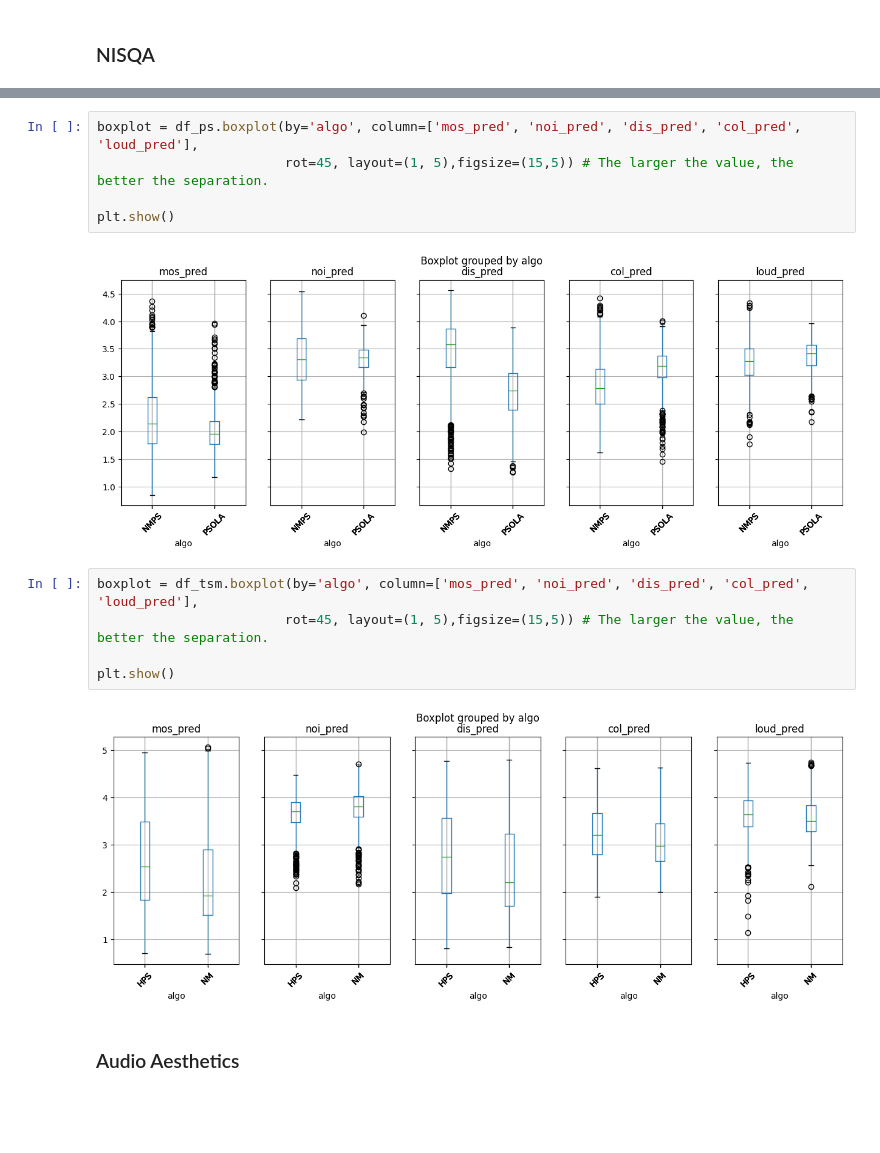
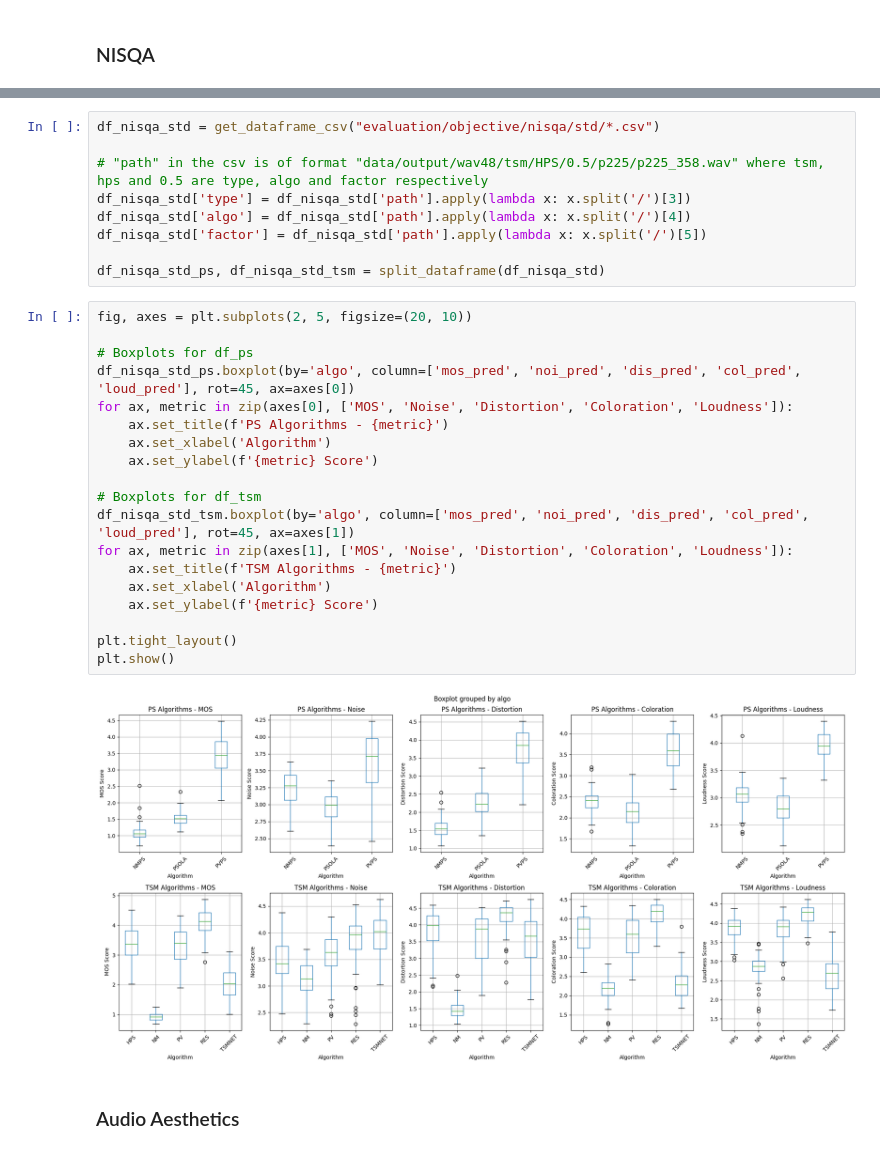
Before and after one commit to mariapolak/SMC10, a Jupyter notebook: plot_metrics.ipynb, the cells around one changed output, grey strips where cells are left out. Drawn from its saved outputs; the diff is of its cells as text; blank space fills up the shorter version.

```diff
--- a/plot_metrics.ipynb
+++ b/plot_metrics.ipynb
@@ -145,16 +137,32 @@ df_tsm
-# %%
-boxplot = df_ps.boxplot(by='algo', column=['mos_pred', 'noi_pred', 'dis_pred', 'col_pred', 'loud_pred'],
-                        rot=45, layout=(1, 5),figsize=(15,5)) # The larger the value, the better the separation.
-
-plt.show()
-# %% [output]
-[figure, removed]
-# %%
-boxplot = df_tsm.boxplot(by='algo', column=['mos_pred', 'noi_pred', 'dis_pred', 'col_pred', 'loud_pred'],
-                        rot=45, layout=(1, 5),figsize=(15,5)) # The larger the value, the better the separation.
-
-plt.show()
-# %% [output]
-[figure, removed]
+# %%
+df_nisqa_std = get_dataframe_csv("evaluation/objective/nisqa/std/*.csv")
+
+# "path" in the csv is of format "data/output/wav48/tsm/HPS/0.5/p225/p225_358.wav" where tsm, hps and 0.5 are type, algo and factor respectively
+df_nisqa_std['type'] = df_nisqa_std['path'].apply(lambda x: x.split('/')[3])
+df_nisqa_std['algo'] = df_nisqa_std['path'].apply(lambda x: x.split('/')[4])
+df_nisqa_std['factor'] = df_nisqa_std['path'].apply(lambda x: x.split('/')[5])
+
+df_nisqa_std_ps, df_nisqa_std_tsm = split_dataframe(df_nisqa_std)
+# %%
+fig, axes = plt.subplots(2, 5, figsize=(20, 10))
+
+# Boxplots for df_ps
+df_nisqa_std_ps.boxplot(by='algo', column=['mos_pred', 'noi_pred', 'dis_pred', 'col_pred', 'loud_pred'], rot=45, ax=axes[0])
+for ax, metric in zip(axes[0], ['MOS', 'Noise', 'Distortion', 'Coloration', 'Loudness']):
+    ax.set_title(f'PS Algorithms - {metric}')
+    ax.set_xlabel('Algorithm')
+    ax.set_ylabel(f'{metric} Score')
+
+# Boxplots for df_tsm
+df_nisqa_std_tsm.boxplot(by='algo', column=['mos_pred', 'noi_pred', 'dis_pred', 'col_pred', 'loud_pred'], rot=45, ax=axes[1])
+for ax, metric in zip(axes[1], ['MOS', 'Noise', 'Distortion', 'Coloration', 'Loudness']):
+    ax.set_title(f'TSM Algorithms - {metric}')
+    ax.set_xlabel('Algorithm')
+    ax.set_ylabel(f'{metric} Score')
+
+plt.tight_layout()
+plt.show()
+# %% [output]
+[figure, added]
 # %% [markdown]
 ### Audio Aesthetics
```
Also changed, not shown: parts of 12 cells of this notebook.
